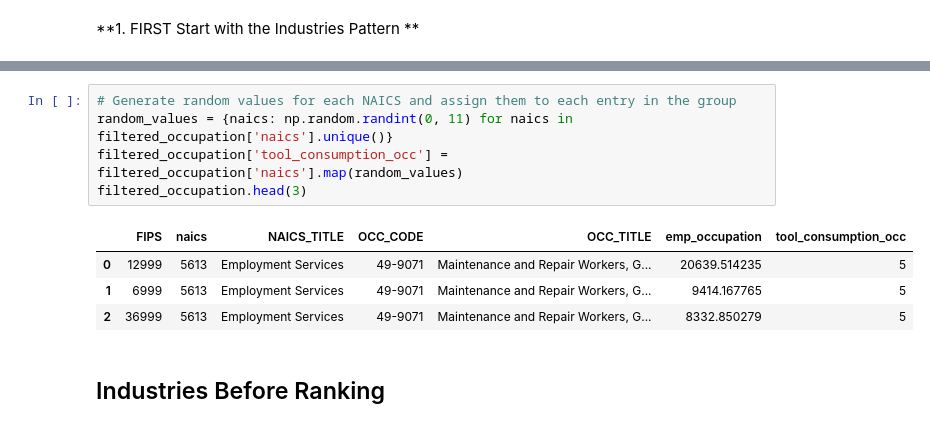
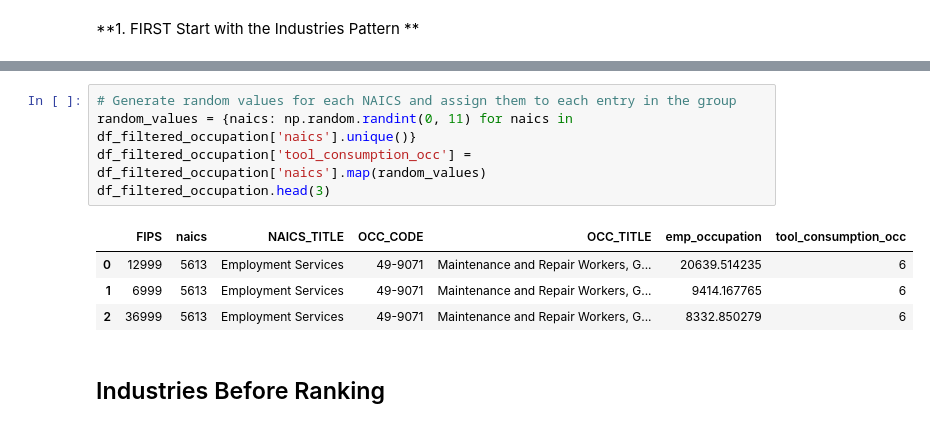
Before and after one commit to motasem00/data-driven-modelling, a Jupyter notebook: data_preparation.ipynb, the cells around one changed output, grey strips where cells are left out. Saved outputs shown, nothing was run; the diff lists cells and outputs as text.

```diff
--- a/data_preparation.ipynb
+++ b/data_preparation.ipynb
@@ -276,13 +329,13 @@ processed_df.head(3)
 # %%
 # Generate random values for each NAICS and assign them to each entry in the group
-random_values = {naics: np.random.randint(0, 11) for naics in filtered_occupation['naics'].unique()}
-filtered_occupation['tool_consumption_occ'] = filtered_occupation['naics'].map(random_values)
-filtered_occupation.head(3)
+random_values = {naics: np.random.randint(0, 11) for naics in df_filtered_occupation['naics'].unique()}
+df_filtered_occupation['tool_consumption_occ'] = df_filtered_occupation['naics'].map(random_values)
+df_filtered_occupation.head(3)
 # %% [output]
 |  | FIPS | naics | NAICS_TITLE | OCC_CODE | OCC_TITLE | emp_occupation | tool_consumption_occ |
-| 0 | 12999 | 5613 | Employment Services | 49-9071 | Maintenance and Repair Workers, G... | 20639.514235 | 5 |
-| 1 | 6999 | 5613 | Employment Services | 49-9071 | Maintenance and Repair Workers, G... | 9414.167765 | 5 |
-| 2 | 36999 | 5613 | Employment Services | 49-9071 | Maintenance and Repair Workers, G... | 8332.850279 | 5 |
+| 0 | 12999 | 5613 | Employment Services | 49-9071 | Maintenance and Repair Workers, G... | 20639.514235 | 6 |
+| 1 | 6999 | 5613 | Employment Services | 49-9071 | Maintenance and Repair Workers, G... | 9414.167765 | 6 |
+| 2 | 36999 | 5613 | Employment Services | 49-9071 | Maintenance and Repair Workers, G... | 8332.850279 | 6 |
 # %% [markdown]
 ## Industries Before Ranking
 # %%
```
Also changed, not shown: parts of 29 cells of this notebook.
